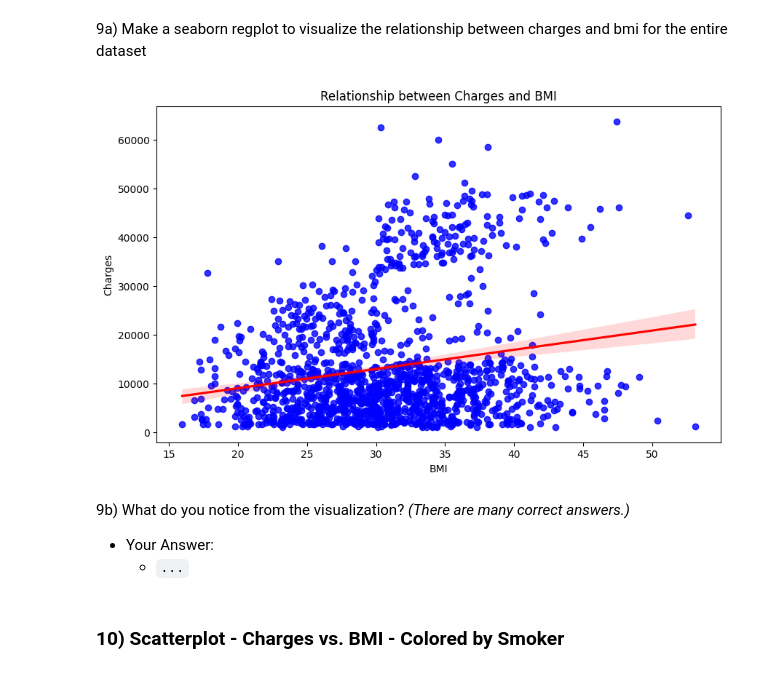
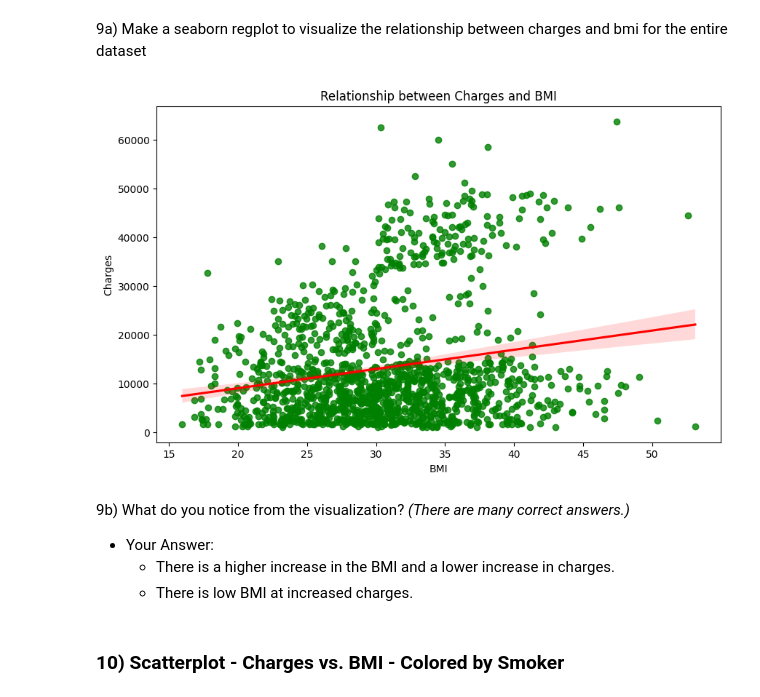
Before and after one commit to katusabevictoria/katusabevictoria, a Jupyter notebook: Data_Visualization_Core_Starter_Notebook.ipynb, the cells around one changed output. Saved outputs shown, nothing was run; the diff lists cells and outputs as text; code cells hidden in the pictures.

```diff
--- a/Data_Visualization_Core_Starter_Notebook.ipynb
+++ b/Data_Visualization_Core_Starter_Notebook.ipynb
@@ -243,18 +243,19 @@ plt.show()
 # %%
 # Make a seaborn regplot for bmi vs. charges.
 plt.figure(figsize=(10, 6))
-sns.regplot(x='bmi', y='charges', data=df, scatter_kws={"color": "blue"}, line_kws={"color": "red"})
+sns.regplot(x='bmi', y='charges', data=df, scatter_kws={"color": "green"}, line_kws={"color": "red"})
 plt.title('Relationship between Charges and BMI')
 plt.xlabel('BMI')
 plt.ylabel('Charges')
 plt.show()
 # %% [output]
-[figure, old version]
+[figure, new version]
 # %% [markdown]
 9b\) What do you notice from the visualization? *(There are many correct answers.)*
 
 - Your Answer:
-  - `...`
+  - There is a higher increase in the BMI and a lower increase in charges.
+  - There is low BMI at increased charges.
 # %% [markdown]
 ### 10\) Scatterplot - Charges vs. BMI - Colored by Smoker
 # %% [markdown]
```
Also changed, not shown: parts of 16 cells of this notebook.
